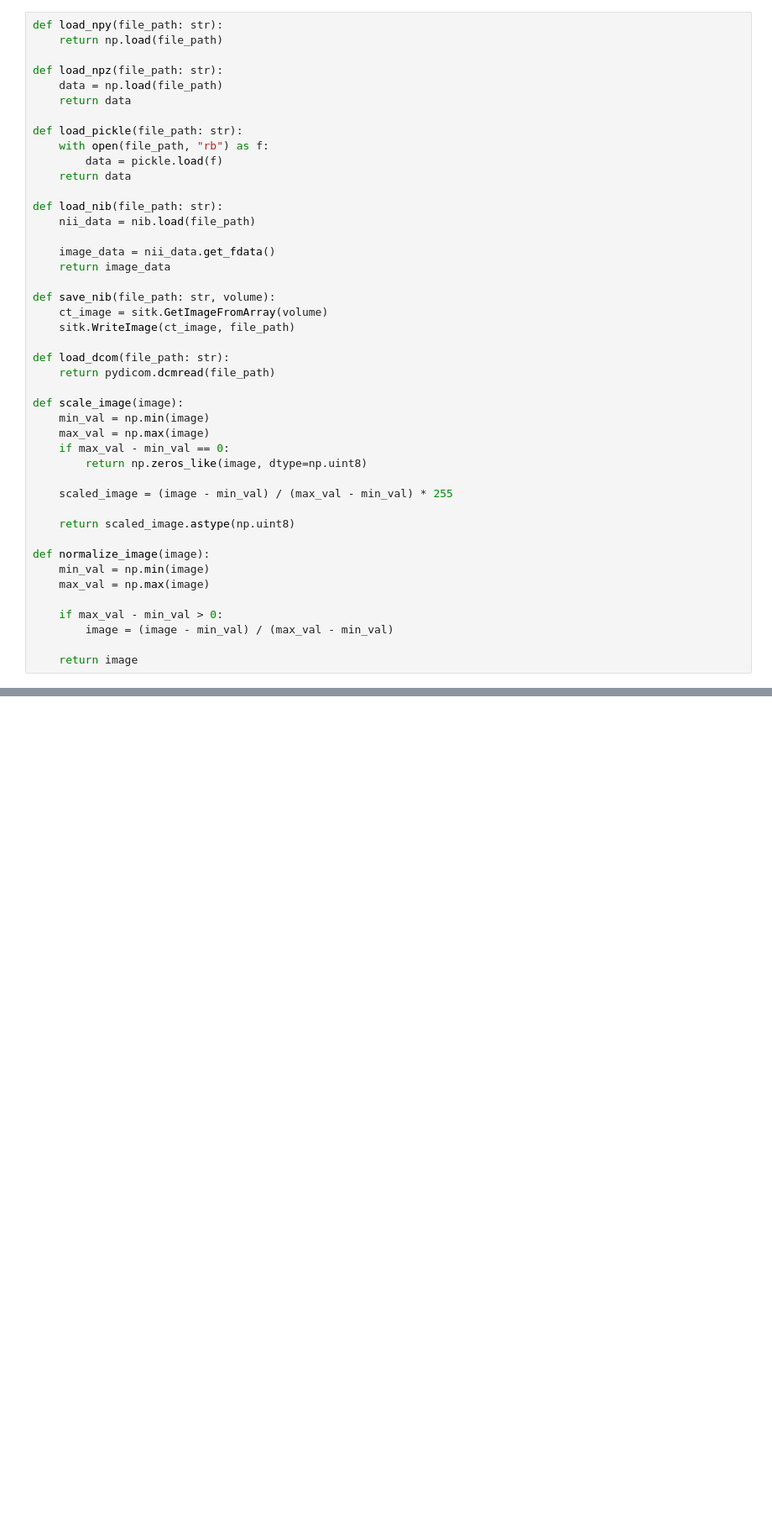
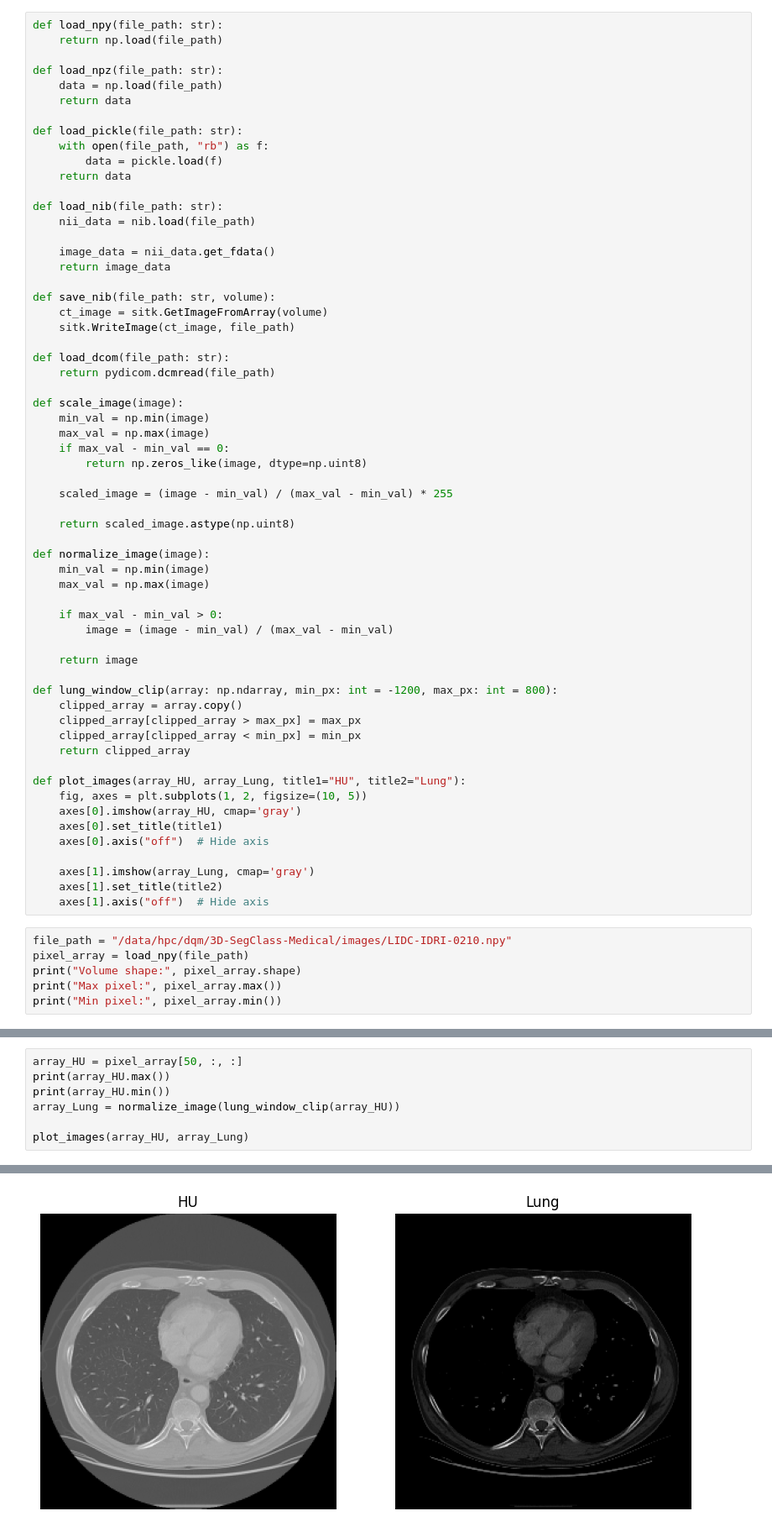
Before and after one commit to minhminh2k/3D-SegClass-Medical, a Jupyter notebook: notebooks/lidc_preprocessing.ipynb, the cells around one changed output, grey strips where cells are left out. Shown at 84% size. Drawn from its saved outputs; the diff is of its cells as text; blank space fills up the shorter version.

Commit message:
Schedular + analyze LIDC

```diff
--- a/notebooks/lidc_preprocessing.ipynb
+++ b/notebooks/lidc_preprocessing.ipynb
@@ -53,3 +52,25 @@ def normalize_image(image):
         image = (image - min_val) / (max_val - min_val)
 
     return image
+
+def lung_window_clip(array: np.ndarray, min_px: int = -1200, max_px: int = 800):
+    clipped_array = array.copy()
+    clipped_array[clipped_array > max_px] = max_px
+    clipped_array[clipped_array < min_px] = min_px
+    return clipped_array
+
+def plot_images(array_HU, array_Lung, title1="HU", title2="Lung"):
+    fig, axes = plt.subplots(1, 2, figsize=(10, 5))
+    axes[0].imshow(array_HU, cmap='gray')
+    axes[0].set_title(title1)
+    axes[0].axis("off")  # Hide axis
+
+    axes[1].imshow(array_Lung, cmap='gray')
+    axes[1].set_title(title2)
+    axes[1].axis("off")  # Hide axis
+# %%
+file_path = "/data/hpc/dqm/3D-SegClass-Medical/images/LIDC-IDRI-0210.npy"
+pixel_array = load_npy(file_path)
+print("Volume shape:", pixel_array.shape)
+print("Max pixel:", pixel_array.max())
+print("Min pixel:", pixel_array.min())
@@ -55,0 +81,8 @@ def normalize_image(image):
+# %%
+array_HU = pixel_array[50, :, :]
+print(array_HU.max())
+print(array_HU.min())
+array_Lung = normalize_image(lung_window_clip(array_HU))
+
+plot_images(array_HU, array_Lung)
+# %% [output]
@@ -55,0 +91 @@ def normalize_image(image):
+[figure, added]
```
Also changed, not shown: parts of 9 cells of this notebook, 6 other files.
